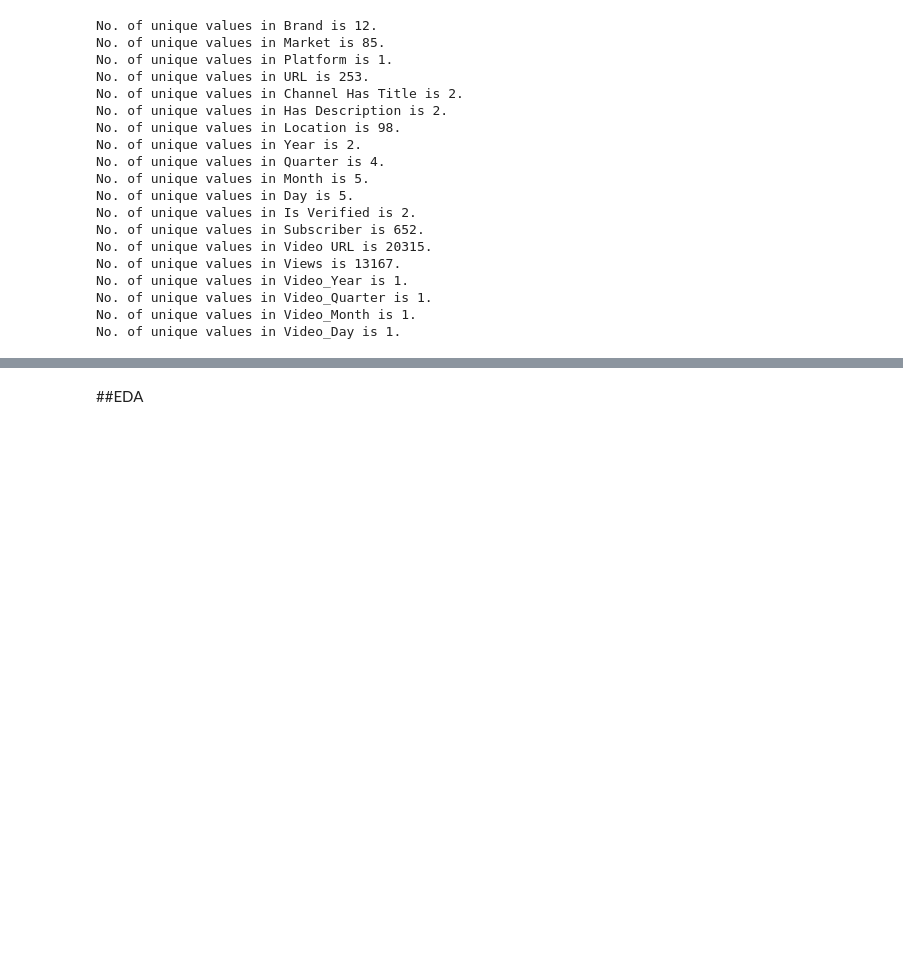
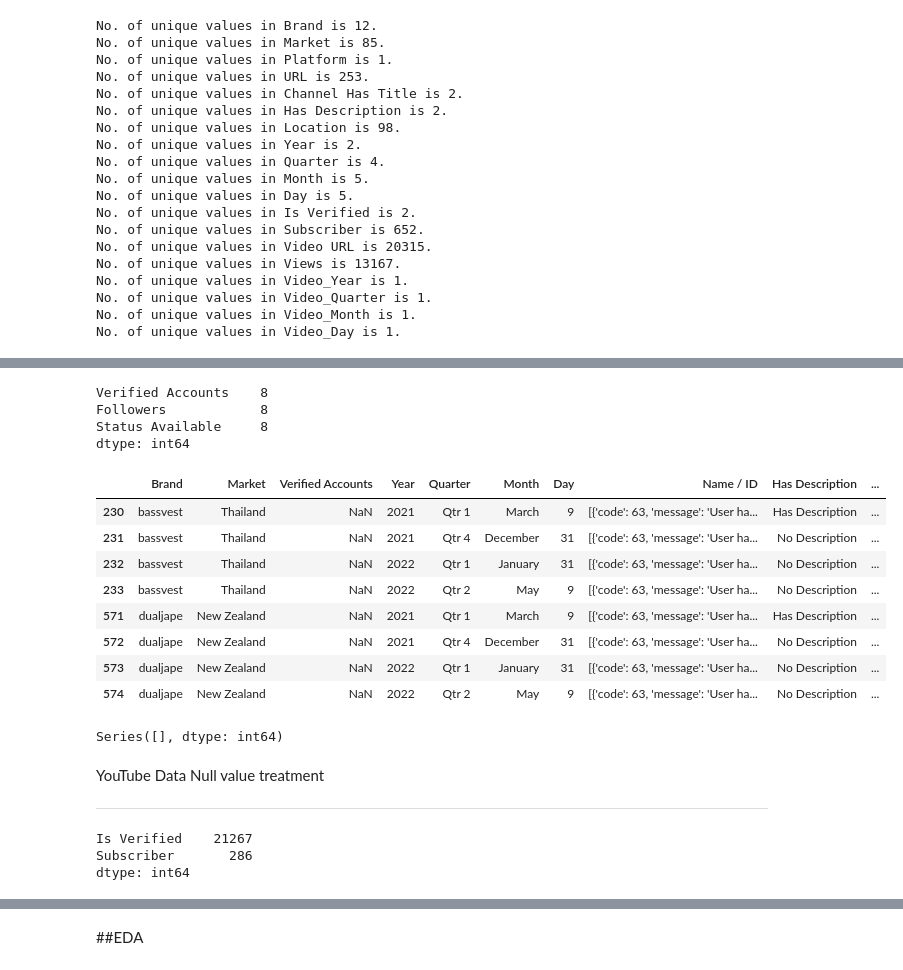
Before and after one commit to abhinav4201/Data-Analysis-EDA, a Jupyter notebook: Uptitude_Technical_Test.ipynb, the cells around one changed output, grey strips where cells are left out. Saved outputs shown, nothing was run; the diff lists cells and outputs as text; code cells hidden in the pictures; blank space fills up the shorter version.

```diff
--- a/Uptitude_Technical_Test.ipynb
+++ b/Uptitude_Technical_Test.ipynb
@@ -427,0 +465,21 @@ yutb_df.sample(2)
+# %%
+#getting only null value data
+twt_df.isnull().sum()[twt_df.isnull().any()]
+# %% [output]
+Verified Accounts    8
+Followers            8
+Status Available     8
+dtype: int64
+# %%
+#checking for remaining null values
+twt_df[twt_df['Verified Accounts'].isnull()]
+# %% [output]
+|  | Brand | Market | Verified Accounts | Year | Quarter | Month | Day | Name / ID | Has Description | ... |
+| 230 | bassvest | Thailand | NaN | 2021 | Qtr 1 | March | 9 | [{'code': 63, 'message': 'User ha... | Has Description | ... |
+| 231 | bassvest | Thailand | NaN | 2021 | Qtr 4 | December | 31 | [{'code': 63, 'message': 'User ha... | No Description | ... |
+| 232 | bassvest | Thailand | NaN | 2022 | Qtr 1 | January | 31 | [{'code': 63, 'message': 'User ha... | No Description | ... |
+| 233 | bassvest | Thailand | NaN | 2022 | Qtr 2 | May | 9 | [{'code': 63, 'message': 'User ha... | No Description | ... |
+| 571 | dualjape | New Zealand | NaN | 2021 | Qtr 1 | March | 9 | [{'code': 63, 'message': 'User ha... | Has Description | ... |
+| 572 | dualjape | New Zealand | NaN | 2021 | Qtr 4 | December | 31 | [{'code': 63, 'message': 'User ha... | No Description | ... |
+| 573 | dualjape | New Zealand | NaN | 2022 | Qtr 1 | January | 31 | [{'code': 63, 'message': 'User ha... | No Description | ... |
+| 574 | dualjape | New Zealand | NaN | 2022 | Qtr 2 | May | 9 | [{'code': 63, 'message': 'User ha... | No Description | ... |
@@ -427,0 +491,14 @@ yutb_df.sample(2)
+# %%
+twt_df.isnull().sum()[twt_df.isnull().any()]
+# %% [output]
+Series([], dtype: int64)
+# %% [markdown]
+YouTube Data Null value treatment
+
+---
+# %%
+yutb_df.isnull().sum()[yutb_df.isnull().any()]
+# %% [output]
+Is Verified    21267
+Subscriber       286
+dtype: int64
```
Also changed, not shown: parts of 20 cells of this notebook.
